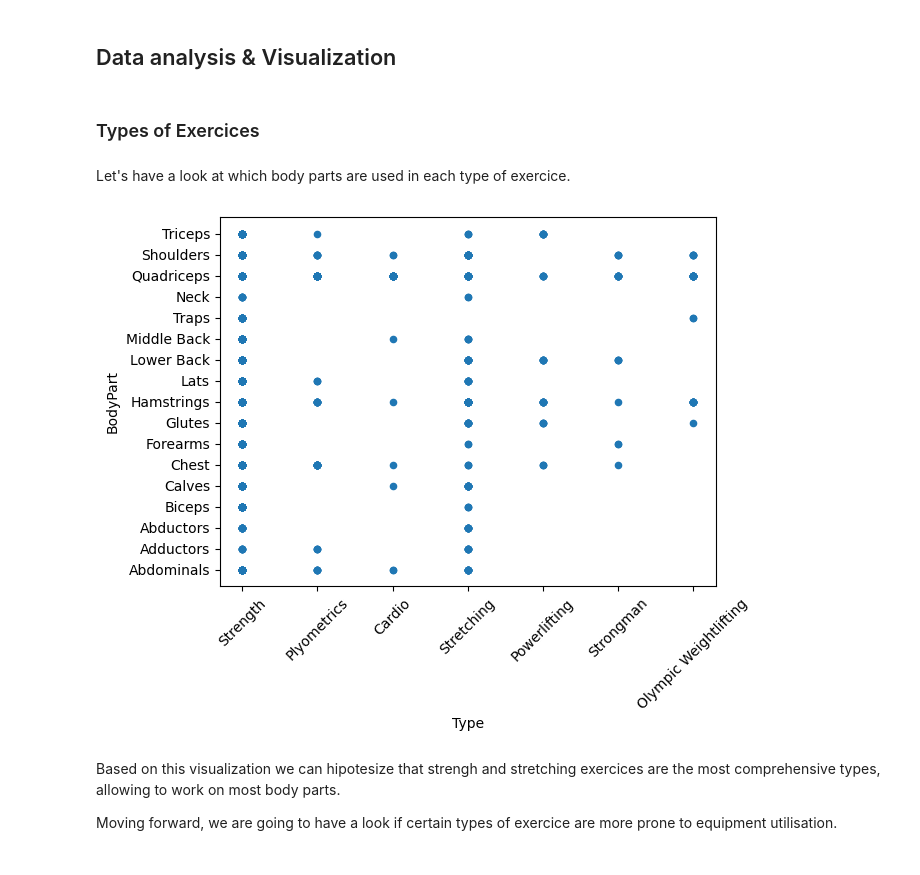
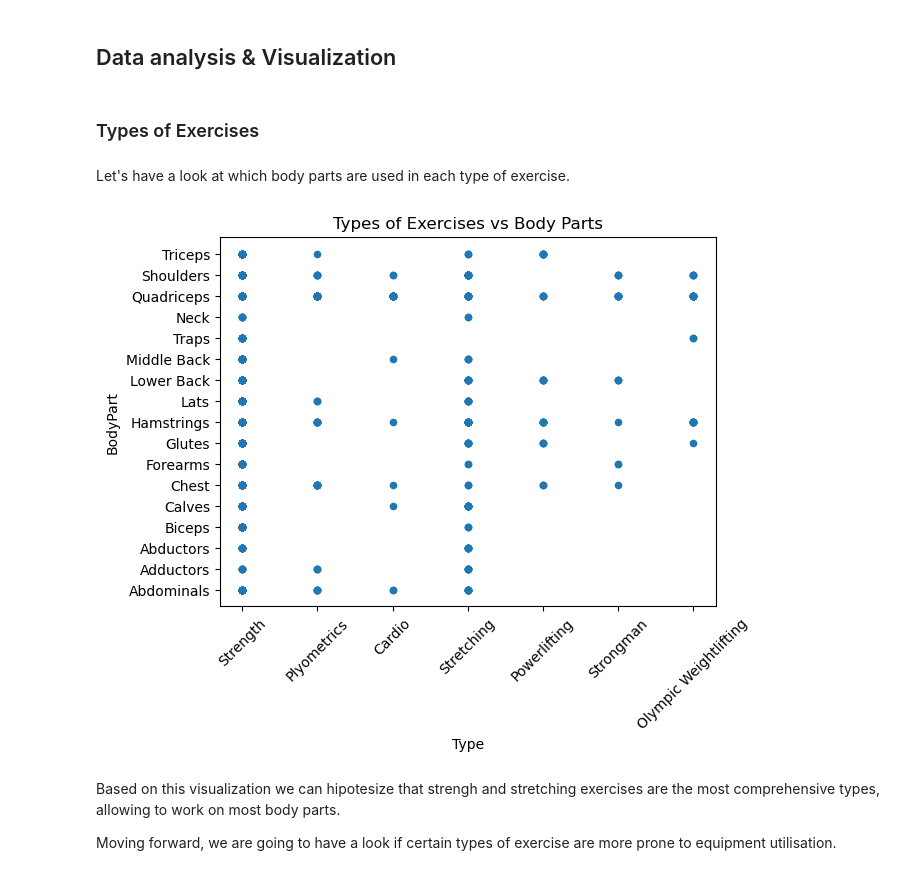
Before and after one commit to Dana8277/projects, a Jupyter notebook: Studies on Gym Exercises.ipynb, the cells around one changed output. Saved outputs shown, nothing was run; the diff lists cells and outputs as text; code cells hidden in the pictures.

```diff
--- a/Studies on Gym Exercises.ipynb
+++ b/Studies on Gym Exercises.ipynb
@@ -86,16 +86,16 @@ dtype: object
 # %% [markdown]
 ## Data analysis & Visualization
 # %% [markdown]
-### Types of Exercices
+### Types of Exercises
 # %% [markdown]
-Let's have a look at which body parts are used in each type of exercice.
+Let's have a look at which body parts are used in each type of exercise.
 # %%
 #Plotting type x body part scatter graph
 
-fig = df.plot.scatter('Type', 'BodyPart', rot = 45)
+fig = df.plot.scatter('Type', 'BodyPart', rot = 45, title = "Types of Exercises vs Body Parts")
 # %% [output]
-[figure, old version]
+[figure, new version]
 # %% [markdown]
-Based on this visualization we can hipotesize that strengh and stretching exercices are the most comprehensive types, allowing to work on most body parts.
+Based on this visualization we can hipotesize that strengh and stretching exercises are the most comprehensive types, allowing to work on most body parts.
 
-Moving forward, we are going to have a look if certain types of exercice are more prone to equipment utilisation.
+Moving forward, we are going to have a look if certain types of exercise are more prone to equipment utilisation.
```
Also changed, not shown: parts of 36 cells of this notebook.
